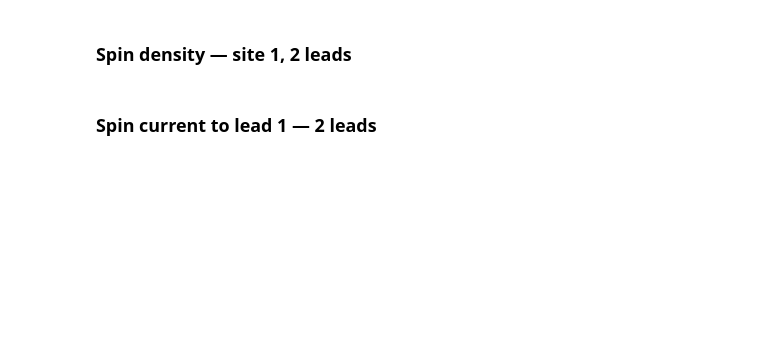
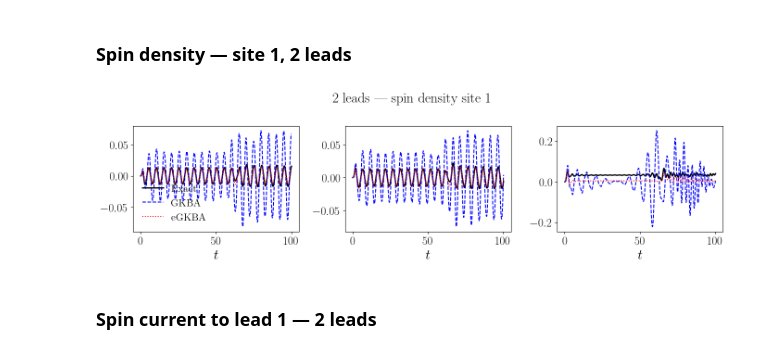
Before and after one commit to Jalil199/GKBA, a Jupyter notebook: notebooks/krylov_comparison.ipynb, the cells around one changed output. Saved outputs shown, nothing was run; the diff lists cells and outputs as text; code cells hidden in the pictures; blank space fills up the shorter version.

```diff
--- a/notebooks/krylov_comparison.ipynb
+++ b/notebooks/krylov_comparison.ipynb
@@ -269,15 +297,17 @@ println("Done.")
 # %%
 fig, axs = plt.subplots(1, 3, figsize=(14, 4), sharey=false)
 for (ix, ax) in enumerate(axs)
     ax.plot(ts, sd_ex2[:, site, ix], "k-",  lw=2,   label="Exact")
     ax.plot(ts, sd_gk2[:, site, ix], "b--", lw=1.5, label="GKBA")
     ax.plot(ts, sd_eg2[:, site, ix], "r:",  lw=1.5, label="eGKBA")
     ax.set_xlabel(L"t")
-    ax.set_ylabel(L"\langle S^" * xlabels[ix] * L"_1 \rangle")
+    #ax.set_ylabel(L"\langle S^" * xlabels[ix] * L"_1 \rangle")
     ix == 1 && ax.legend(frameon=false)
 end
 fig.suptitle("2 leads — spin density site 1")
 plt.tight_layout()
+# %% [output]
+[figure, added]
 # %% [markdown]
 ### Spin current to lead 1 — 2 leads
 # %%
```
Also changed, not shown: parts of 9 cells of this notebook.
